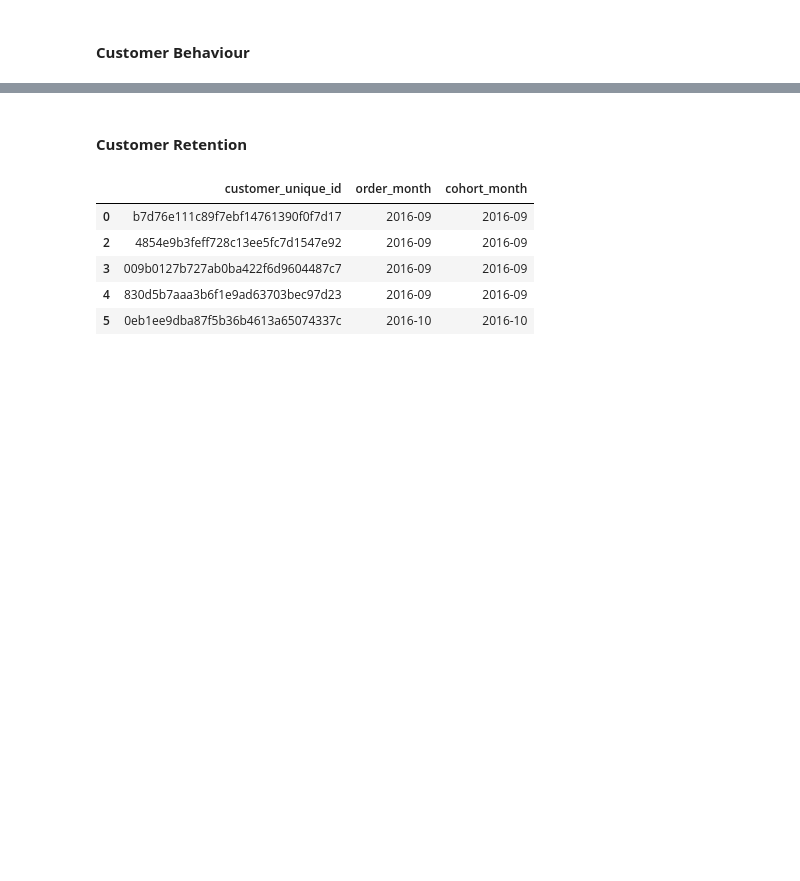
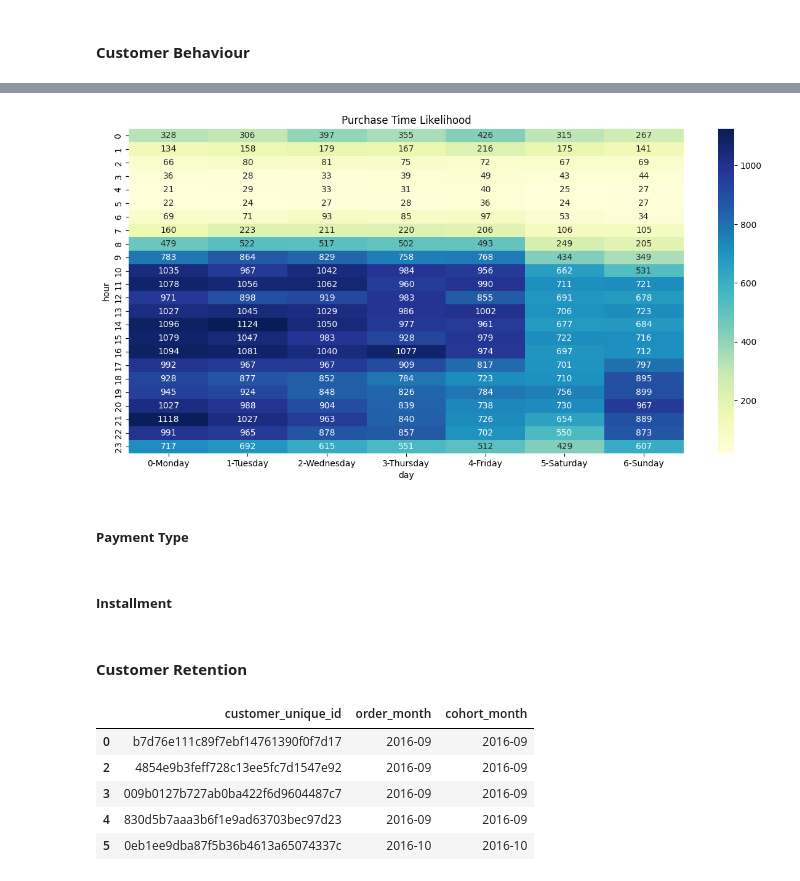
Before and after one commit to aridiawan/ecommerce-analysis, a Jupyter notebook: notebooks/2.0.1-EDA.ipynb, the cells around one changed output, grey strips where cells are left out. Cells and saved outputs as stored; diff of their text form; code cells hidden in the pictures; blank space fills up the shorter version.

```diff
--- a/notebooks/2.0.1-EDA.ipynb
+++ b/notebooks/2.0.1-EDA.ipynb
@@ -88,0 +116,7 @@ dfTrend['n_customers'].plot(kind='line', color='darkblue', ax=axes[2])
+# %%
+data_eda['order_hour'] = data_eda['order_purchase_timestamp'].dt.strftime('%H').astype('int')
+data_eda['day_of_week'] = data_eda['order_purchase_timestamp'].dt.day_of_week
+data_eda['day_name'] = data_eda['day_of_week'].map({ 0: 'Monday', 1: 'Tuesday', 2: 'Wednesday', 3: 'Thursday', 4: 'Friday', 5: 'Saturday', 6: 'Sunday' })
+# %%
+dfTime = data_eda.drop_duplicates(subset='order_id').groupby(by=['order_hour','day_of_week','day_name'])['order_id'].nunique().reset_index()
+dfTime.head()
@@ -88,0 +130,3 @@ dfTrend['n_customers'].plot(kind='line', color='darkblue', ax=axes[2])
+# %%
+timePur = dfTime.pivot_table(values='order_id', index='order_hour', columns=['day_of_week','day_name'],aggfunc='sum')
+timePur.head()
@@ -89,3 +142,20 @@ dfTrend['n_customers'].plot(kind='line', color='darkblue', ax=axes[2])
+# %%
+plt.figure(figsize=(12,6))
+sns.heatmap(timePur,
+            annot=True,
+            fmt='g',
+            cmap='YlGnBu',)
+plt.tight_layout()
+plt.xlabel('day')
+plt.ylabel('hour')
+plt.title('Purchase Time Likelihood')
+plt.show()
+# %% [output]
+[figure, added]
+# %% [markdown]
+##### **Payment Type**
+# %% [markdown]
+##### **Installment**
 # %% [markdown]
 #### **Customer Retention**
 # %%
```
Also changed, not shown: parts of 12 cells of this notebook.
